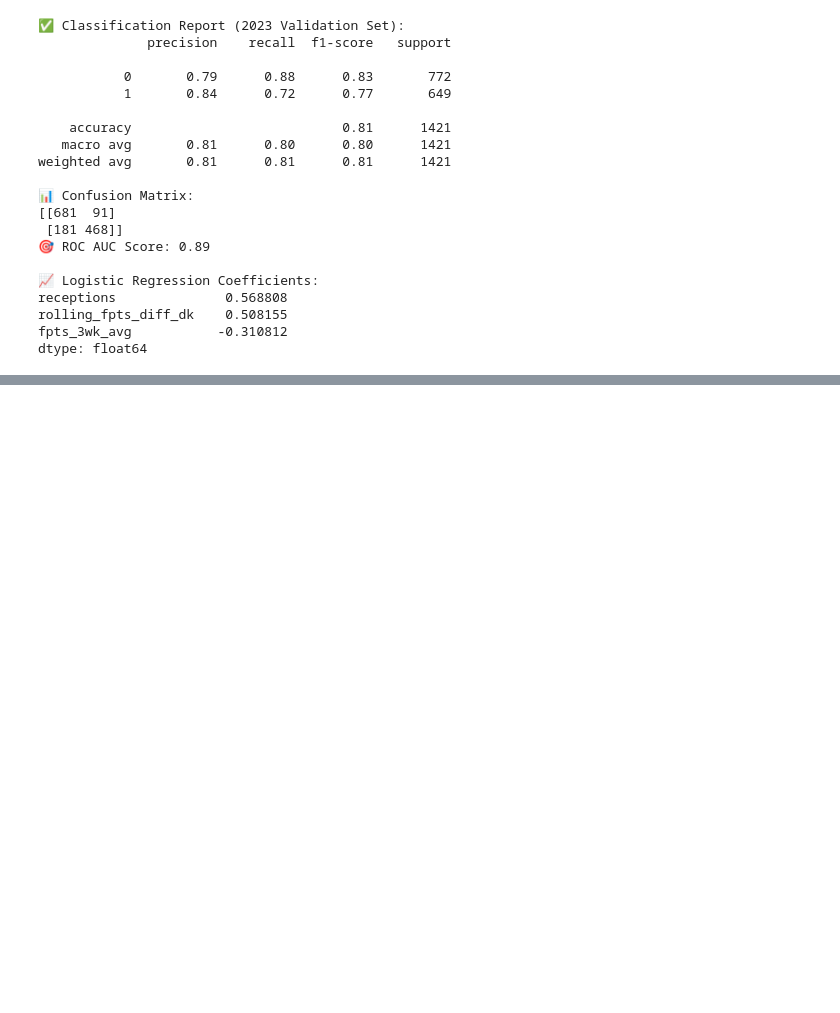
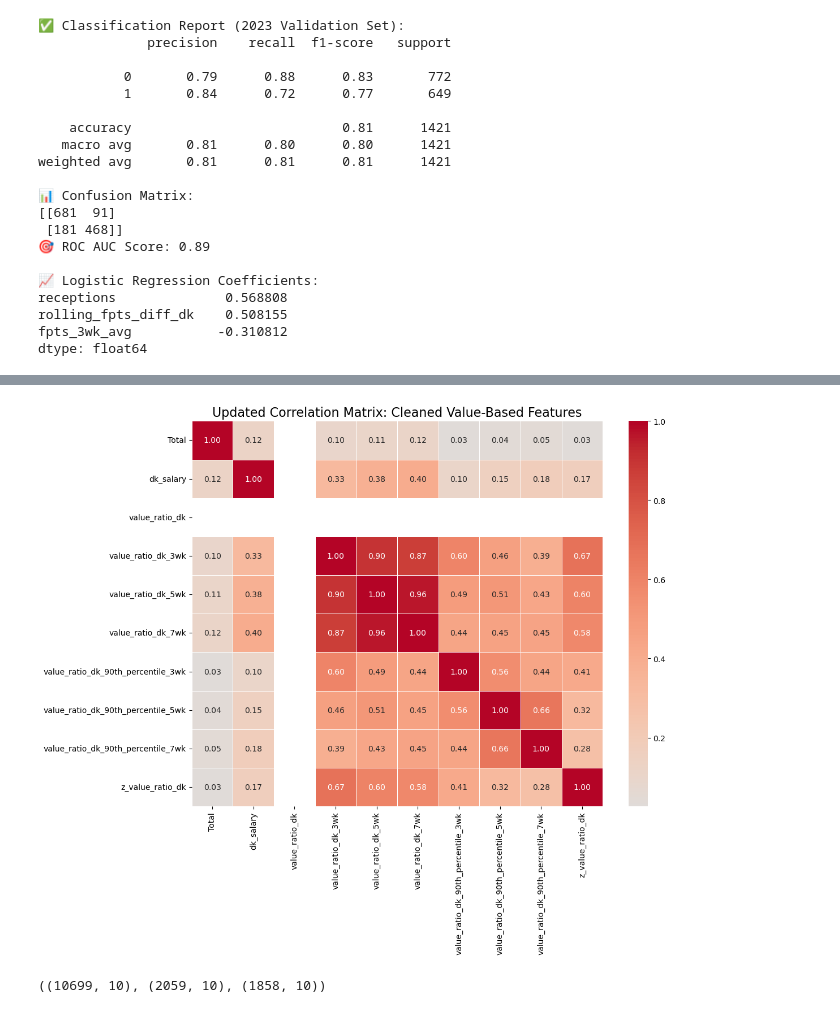
Before and after one commit to ARCtechmo/fanfav, a Jupyter notebook: wr_class_prob_model_dev.ipynb, the cells around one changed output, grey strips where cells are left out. Drawn from its saved outputs; the diff is of its cells as text; code cells hidden in the pictures; blank space fills up the shorter version.

```diff
--- a/wr_class_prob_model_dev.ipynb
+++ b/wr_class_prob_model_dev.ipynb
@@ -752,0 +809,71 @@ dtype: float64
+# %%
+# upated feature list
+
+# Define cleaned value-based feature list for modeling
+value_based_features = [
+    'Total', 'dk_salary',
+    'value_ratio_dk', 'value_ratio_dk_3wk', 'value_ratio_dk_5wk', 'value_ratio_dk_7wk',
+    'value_ratio_dk_90th_percentile_3wk', 'value_ratio_dk_90th_percentile_5wk',
+    'value_ratio_dk_90th_percentile_7wk',
+    'z_value_ratio_dk'
+]
+# %%
+
+# Construct X and y
+X_value = wr_df_updated[value_based_features].copy()
+y_value = wr_df_updated['hit_value_dk'].copy()
+
+# Drop rows with missing values for correlation matrix
+X_value_clean = X_value.dropna()
+
+# Compute and plot the updated correlation matrix
+corr_matrix_updated = X_value_clean.corr()
+
+plt.figure(figsize=(12, 10))
+sns.heatmap(
+    corr_matrix_updated,
+    annot=True,
+    fmt=".2f",
+    cmap='coolwarm',
+    center=0,
+    linewidths=0.5
+)
+plt.title("Updated Correlation Matrix: Cleaned Value-Based Features", fontsize=16)
+plt.tight_layout()
+plt.show()
+# %% [output]
+[figure, added]
+# %%
+# Get the shape of the train, validate, test data
+
+# Extract feature matrix and target vector
+X_all = wr_df_updated[value_based_features].copy()
+y_all = wr_df_updated['hit_value_dk'].copy()
+
+# Include the season column to guide the split
+season_series = wr_df_updated['season']
+
+# Drop rows with missing values in X
+X_all_clean = X_all.dropna()
+y_all_clean = y_all.loc[X_all_clean.index]
+season_clean = season_series.loc[X_all_clean.index]
+
+# Create masks for each dataset
+train_mask = season_clean < 2023
+val_mask = season_clean == 2023
+test_mask = season_clean == 2024
+
+# Apply the masks
+X_train = X_all_clean[train_mask]
+y_train = y_all_clean[train_mask]
+
+X_val = X_all_clean[val_mask]
+y_val = y_all_clean[val_mask]
+
+X_test = X_all_clean[test_mask]
+y_test = y_all_clean[test_mask]
+
+# Return the shapes of each split to confirm
+X_train.shape, X_val.shape, X_test.shape
+# %% [output]
+((10699, 10), (2059, 10), (1858, 10))
```
Also changed, not shown: parts of 23 cells of this notebook.
